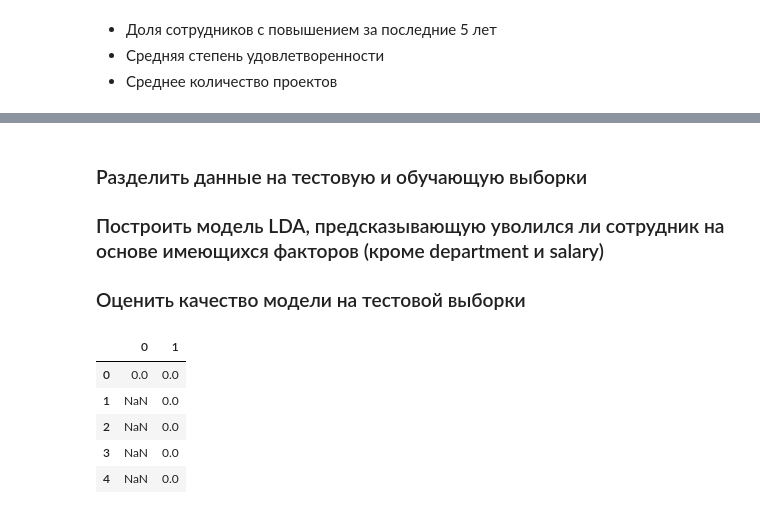
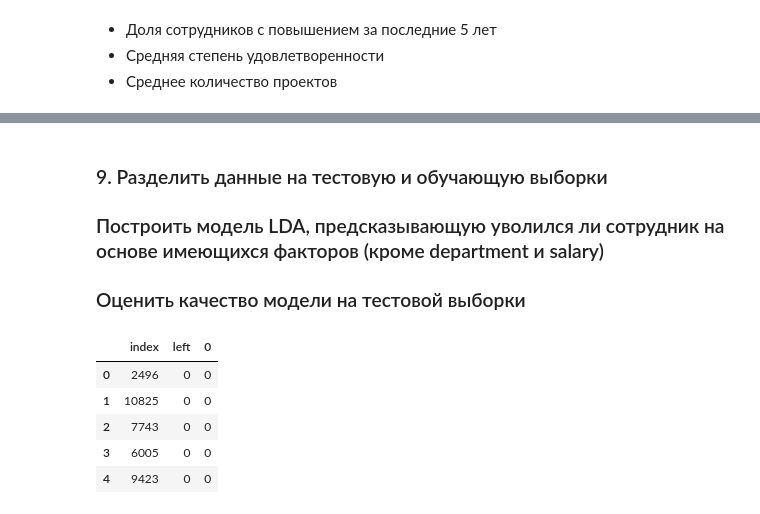
Before and after one commit to WNick-main/netology, a Jupyter notebook: Project/Project.ipynb, the cells around one changed output, grey strips where cells are left out. Cells and saved outputs as stored; diff of their text form; code cells hidden in the pictures.

```diff
--- a/Project/Project.ipynb
+++ b/Project/Project.ipynb
@@ -121,5 +189,5 @@ Text(0.5, 1.0, 'Распределение размера зарплат по д
 # %% [markdown]
-### Разделить данные на тестовую и обучающую выборки
+### 9. Разделить данные на тестовую и обучающую выборки
 ### Построить модель LDA, предсказывающую уволился ли сотрудник на основе имеющихся факторов (кроме department и salary)
 ### Оценить качество модели на тестовой выборки
 # %%
@@ -129,18 +197,18 @@ X_train, X_test, y_train, y_test = train_test_split(df.drop(['left','department'
 # %%
 # импортируем LDA-функционал
 from sklearn.discriminant_analysis import LinearDiscriminantAnalysis
 lda = LinearDiscriminantAnalysis()
 # обучаем данные
 lda.fit(X_train, y_train)
 # делаем прогноз на тестовой выборке
 lda.predict(X_test)
 # смотрим разницу факта и прогноза
-result = pd.DataFrame([y_test.iloc[0].array, lda.predict(X_test)]).T
+result = y_test.reset_index().join(pd.DataFrame(lda.predict(X_test)))
 result.head()
 # %% [output]
-|  | 0 | 1 |
-| 0 | 0.0 | 0.0 |
-| 1 | NaN | 0.0 |
-| 2 | NaN | 0.0 |
-| 3 | NaN | 0.0 |
-| 4 | NaN | 0.0 |
+|  | index | left | 0 |
+| 0 | 2496 | 0 | 0 |
+| 1 | 10825 | 0 | 0 |
+| 2 | 7743 | 0 | 0 |
+| 3 | 6005 | 0 | 0 |
+| 4 | 9423 | 0 | 0 |
```
Also changed, not shown: parts of 29 cells of this notebook, 1 other file.
